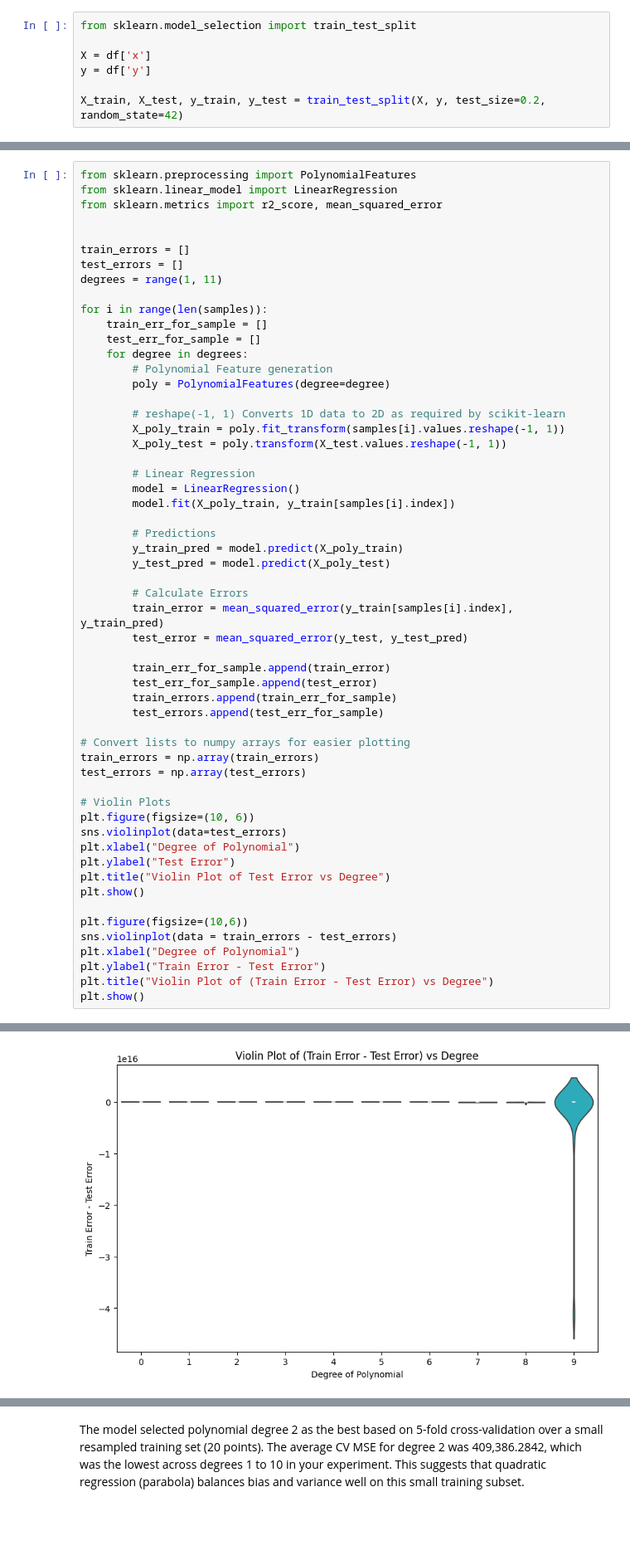
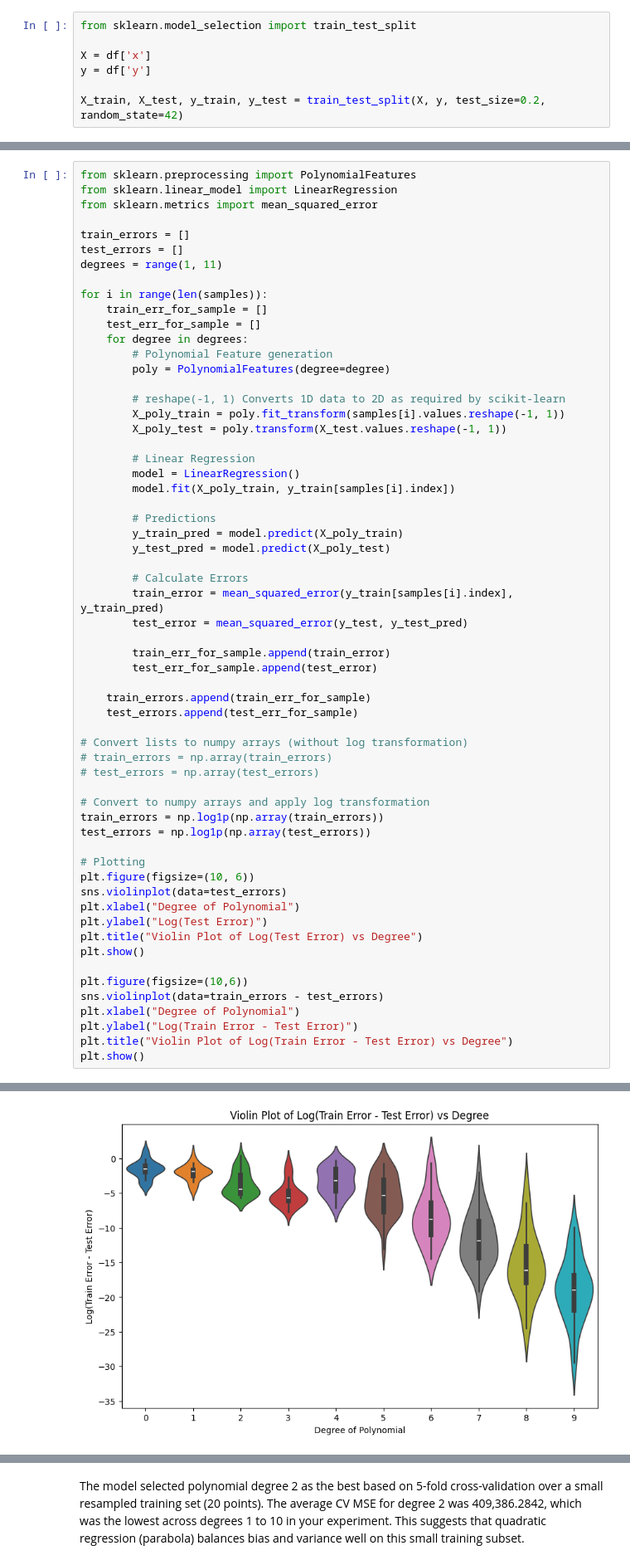
Before and after one commit to SharansCodeSpace/ML-Lab, a Jupyter notebook: Assignment08/23520011 Assignment08.ipynb, the cells around one changed output, grey strips where cells are left out. Shown at 83% size. Cells and saved outputs as stored; diff of their text form; blank space fills up the shorter version.

```diff
--- a/Assignment08/23520011 Assignment08.ipynb
+++ b/Assignment08/23520011 Assignment08.ipynb
@@ -95,8 +95,7 @@ plt.show()
 # %%
 from sklearn.preprocessing import PolynomialFeatures
 from sklearn.linear_model import LinearRegression
-from sklearn.metrics import r2_score, mean_squared_error
-
+from sklearn.metrics import mean_squared_error
 
 train_errors = []
 test_errors = []
@@ -127,25 +126,30 @@ for i in range(len(samples)):
 
         train_err_for_sample.append(train_error)
         test_err_for_sample.append(test_error)
-        train_errors.append(train_err_for_sample)
-        test_errors.append(test_err_for_sample)
 
-# Convert lists to numpy arrays for easier plotting
-train_errors = np.array(train_errors)
-test_errors = np.array(test_errors)
+    train_errors.append(train_err_for_sample)
+    test_errors.append(test_err_for_sample)
 
-# Violin Plots
+# Convert lists to numpy arrays (without log transformation)
+# train_errors = np.array(train_errors)
+# test_errors = np.array(test_errors)
+
+# Convert to numpy arrays and apply log transformation
+train_errors = np.log1p(np.array(train_errors))
+test_errors = np.log1p(np.array(test_errors))
+
+# Plotting
 plt.figure(figsize=(10, 6))
 sns.violinplot(data=test_errors)
 plt.xlabel("Degree of Polynomial")
-plt.ylabel("Test Error")
-plt.title("Violin Plot of Test Error vs Degree")
+plt.ylabel("Log(Test Error)")
+plt.title("Violin Plot of Log(Test Error) vs Degree")
 plt.show()
 
 plt.figure(figsize=(10,6))
-sns.violinplot(data = train_errors - test_errors)
+sns.violinplot(data=train_errors - test_errors)
 plt.xlabel("Degree of Polynomial")
-plt.ylabel("Train Error - Test Error")
-plt.title("Violin Plot of (Train Error - Test Error) vs Degree")
+plt.ylabel("Log(Train Error - Test Error)")
+plt.title("Violin Plot of Log(Train Error - Test Error) vs Degree")
 plt.show()
 # %% [output]
@@ -153,4 +157,4 @@ plt.show()
-[figure, old version]
+[figure, new version]
 # %%
 import numpy as np
 import matplotlib.pyplot as plt
```
Also changed, not shown: parts of 4 cells of this notebook, 3 other files.
